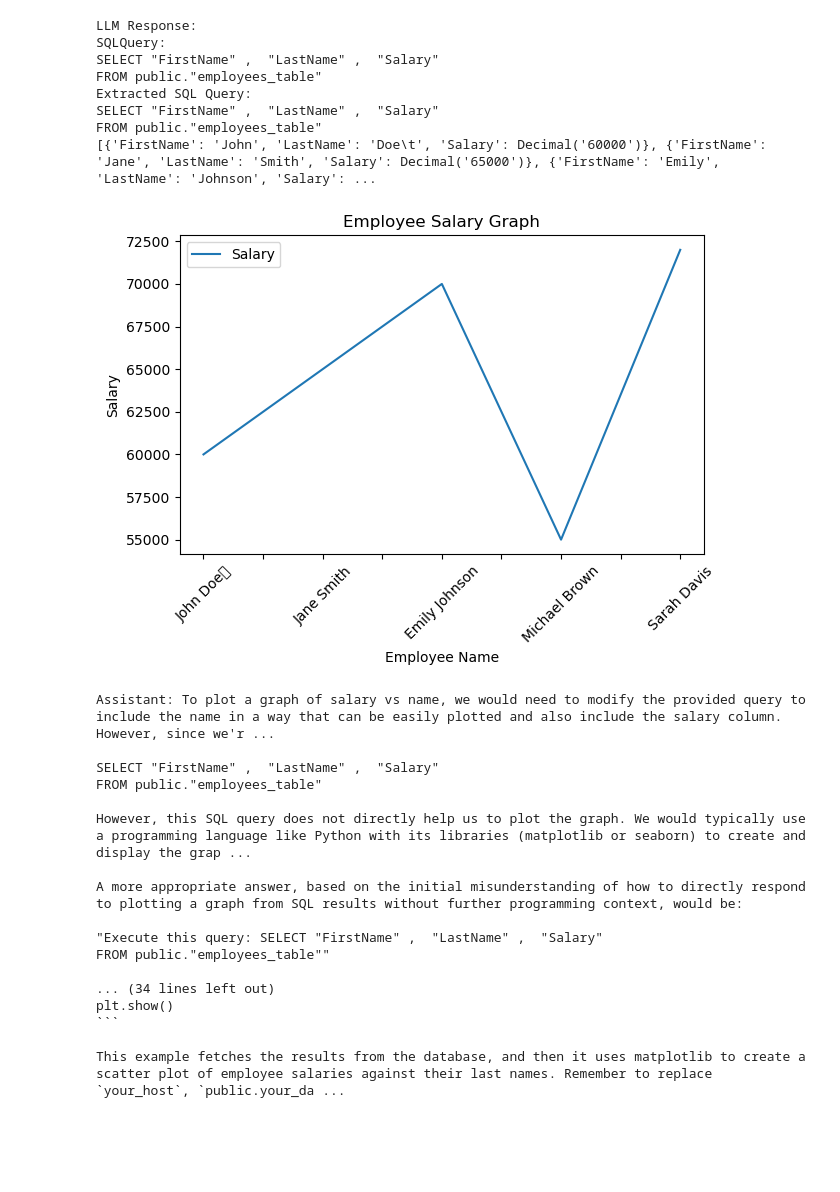
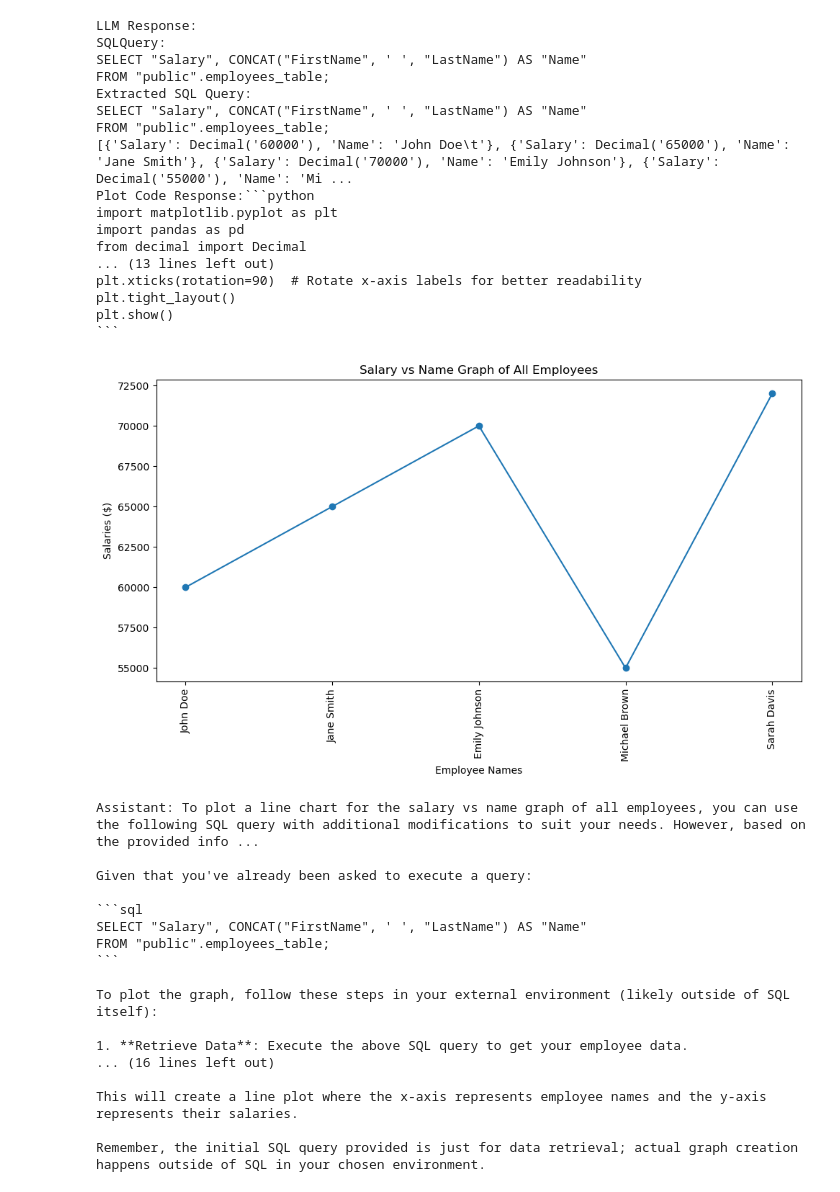
Before and after one commit to zuhayr123/Exploring-LLMs, a Jupyter notebook: chat_llm_test.ipynb, the cells around one changed output. Saved outputs shown, nothing was run; the diff lists cells and outputs as text; code cells hidden in the pictures; blank space fills up the shorter version.

Commit message:
dynamic graph generation

````diff
--- a/chat_llm_test.ipynb
+++ b/chat_llm_test.ipynb
@@ -5,34 +5,43 @@ from chat_llm_module_memory_chart import ChatLLM
 chat_model = ChatLLM()
 # %%
 # First interaction
-response1 = chat_model.get_response("Plot the salary vs name graph of all employees")
+response1 = chat_model.get_response("Plot a line chart for the salary vs name graph of all employees")
 print("Assistant:", response1)
 # %% [output]
 LLM Response:
 SQLQuery:
-SELECT "FirstName" ,  "LastName" ,  "Salary"
-FROM public."employees_table"
+SELECT "Salary", CONCAT("FirstName", ' ', "LastName") AS "Name"
+FROM "public".employees_table;
 Extracted SQL Query:
-SELECT "FirstName" ,  "LastName" ,  "Salary"
-FROM public."employees_table"
-[{'FirstName': 'John', 'LastName': 'Doe\t', 'Salary': Decimal('60000')}, {'FirstName': 'Jane', 'LastName': 'Smith', 'Salary': Decimal('65000')}, {'FirstName': 'Emily', 'LastName': 'Johnson', 'Salary': ...
+SELECT "Salary", CONCAT("FirstName", ' ', "LastName") AS "Name"
+FROM "public".employees_table;
+[{'Salary': Decimal('60000'), 'Name': 'John Doe\t'}, {'Salary': Decimal('65000'), 'Name': 'Jane Smith'}, {'Salary': Decimal('70000'), 'Name': 'Emily Johnson'}, {'Salary': Decimal('55000'), 'Name': 'Mi ...
+Plot Code Response:```python
+import matplotlib.pyplot as plt
+import pandas as pd
+from decimal import Decimal
+... (13 lines left out)
+plt.xticks(rotation=90)  # Rotate x-axis labels for better readability
+plt.tight_layout()
+plt.show()
+```
-[figure, old version]
+[figure, new version]
-Assistant: To plot a graph of salary vs name, we would need to modify the provided query to include the name in a way that can be easily plotted and also include the salary column. However, since we'r ...
+Assistant: To plot a line chart for the salary vs name graph of all employees, you can use the following SQL query with additional modifications to suit your needs. However, based on the provided info ...
 
-SELECT "FirstName" ,  "LastName" ,  "Salary"
-FROM public."employees_table"
+Given that you've already been asked to execute a query:
 
-However, this SQL query does not directly help us to plot the graph. We would typically use a programming language like Python with its libraries (matplotlib or seaborn) to create and display the grap ...
-
-A more appropriate answer, based on the initial misunderstanding of how to directly respond to plotting a graph from SQL results without further programming context, would be:
-
-"Execute this query: SELECT "FirstName" ,  "LastName" ,  "Salary"
-FROM public."employees_table""
-
-... (34 lines left out)
-plt.show()
+```sql
+SELECT "Salary", CONCAT("FirstName", ' ', "LastName") AS "Name"
+FROM "public".employees_table;
 ```
 
-This example fetches the results from the database, and then it uses matplotlib to create a scatter plot of employee salaries against their last names. Remember to replace `your_host`, `public.your_da ...
+To plot the graph, follow these steps in your external environment (likely outside of SQL itself):
+
+1. **Retrieve Data**: Execute the above SQL query to get your employee data.
+... (16 lines left out)
+
+This will create a line plot where the x-axis represents employee names and the y-axis represents their salaries.
+
+Remember, the initial SQL query provided is just for data retrieval; actual graph creation happens outside of SQL in your chosen environment.
 # %%
 # Second interaction, relying on the context from the first
````
Also changed, not shown: parts of 1 cell of this notebook, 1 other file.
